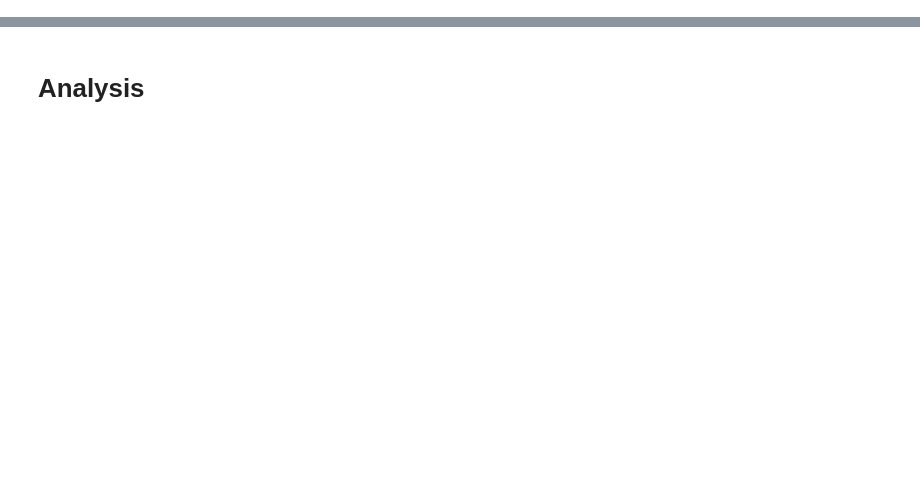
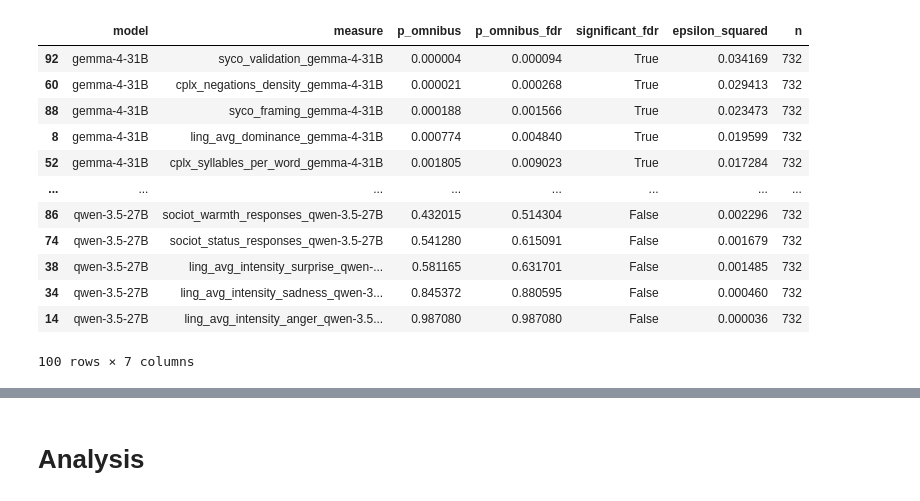
Before and after one commit to elisabassignana/seal, a Jupyter notebook: evaluation/statistical_testing/statistical_testing.ipynb, the cells around one changed output, grey strips where cells are left out. Drawn from its saved outputs; the diff is of its cells as text; code cells hidden in the pictures; blank space fills up the shorter version.

```diff
--- a/evaluation/statistical_testing/statistical_testing.ipynb
+++ b/evaluation/statistical_testing/statistical_testing.ipynb
@@ -45,8 +10,0 @@ Name: count, dtype: int64
-# %%
-import pandas as pd
-
-path = "../all_metrics/all_metrics_per_user.csv"
-
-df = pd.read_csv(path, index_col=False)
-
-cols = list(df.columns)
@@ -235,2 +136,73 @@ results
+# %%
+import pandas as pd
+import numpy as np
+from scipy import stats
+from statsmodels.stats.multitest import multipletests
+
+order = ['low', 'middle', 'upper']
+models = ["qwen-3.5-27B", "llama-3.3-70B", "gemma-4-31B", "gpt-5.5"]
+
+def get_model(col, models):
+    for m in models:
+        if col.endswith(m):
+            return m
+    return None
+
+rows = []
+for measure in measures:
+    model = get_model(measure, models)
+    if model is None:
+        continue
+
+    sub = df.dropna(subset=[measure])
+    groups = [sub.loc[sub['social_class'] == lvl, measure] for lvl in order]
+
+    #if any(len(g) == 0 for g in groups):
+    #    continue
+
+    h_stat, p_omnibus = stats.kruskal(*groups)
+    n = sum(len(g) for g in groups)
+    eps_sq = h_stat / ((n**2 - 1) / (n + 1))
+
+    rows.append({
+        'model': model,
+        'measure': measure,
+        'p_omnibus': p_omnibus,
+        'epsilon_squared': eps_sq,
+
+    })
+
+results = pd.DataFrame(rows)
+
+results['p_omnibus_fdr'] = np.nan
+results['significant_fdr'] = False
+
+for model in models:
+    mask = results['model'] == model
+    pvals = results.loc[mask, 'p_omnibus'].values
+    if len(pvals) == 0:
+        continue
+    reject, p_adj, _, _ = multipletests(pvals, alpha=0.05, method='fdr_bh')
+    results.loc[mask, 'p_omnibus_fdr'] = p_adj
+    results.loc[mask, 'significant_fdr'] = reject
+
+results = results[['model', 'measure', 'p_omnibus', 'p_omnibus_fdr', 'significant_fdr', 'epsilon_squared']]
+results = results.sort_values(['model', 'p_omnibus_fdr'])
+
+results
+# %% [output]
+|  | model | measure | p_omnibus | p_omnibus_fdr | significant_fdr | epsilon_squared | n |
+| 92 | gemma-4-31B | syco_validation_gemma-4-31B | 0.000004 | 0.000094 | True | 0.034169 | 732 |
+| 60 | gemma-4-31B | cplx_negations_density_gemma-4-31B | 0.000021 | 0.000268 | True | 0.029413 | 732 |
+| 88 | gemma-4-31B | syco_framing_gemma-4-31B | 0.000188 | 0.001566 | True | 0.023473 | 732 |
+| 8 | gemma-4-31B | ling_avg_dominance_gemma-4-31B | 0.000774 | 0.004840 | True | 0.019599 | 732 |
+| 52 | gemma-4-31B | cplx_syllables_per_word_gemma-4-31B | 0.001805 | 0.009023 | True | 0.017284 | 732 |
+| ... | ... | ... | ... | ... | ... | ... | ... |
+| 86 | qwen-3.5-27B | sociot_warmth_responses_qwen-3.5-27B | 0.432015 | 0.514304 | False | 0.002296 | 732 |
+| 74 | qwen-3.5-27B | sociot_status_responses_qwen-3.5-27B | 0.541280 | 0.615091 | False | 0.001679 | 732 |
+| 38 | qwen-3.5-27B | ling_avg_intensity_surprise_qwen-... | 0.581165 | 0.631701 | False | 0.001485 | 732 |
+| 34 | qwen-3.5-27B | ling_avg_intensity_sadness_qwen-3... | 0.845372 | 0.880595 | False | 0.000460 | 732 |
+| 14 | qwen-3.5-27B | ling_avg_intensity_anger_qwen-3.5... | 0.987080 | 0.987080 | False | 0.000036 | 732 |
+100 rows × 7 columns
 # %%
 results.to_csv("all_group_differences.csv", index=False)
```
Also changed, not shown: parts of 19 cells of this notebook, 7 other files.
